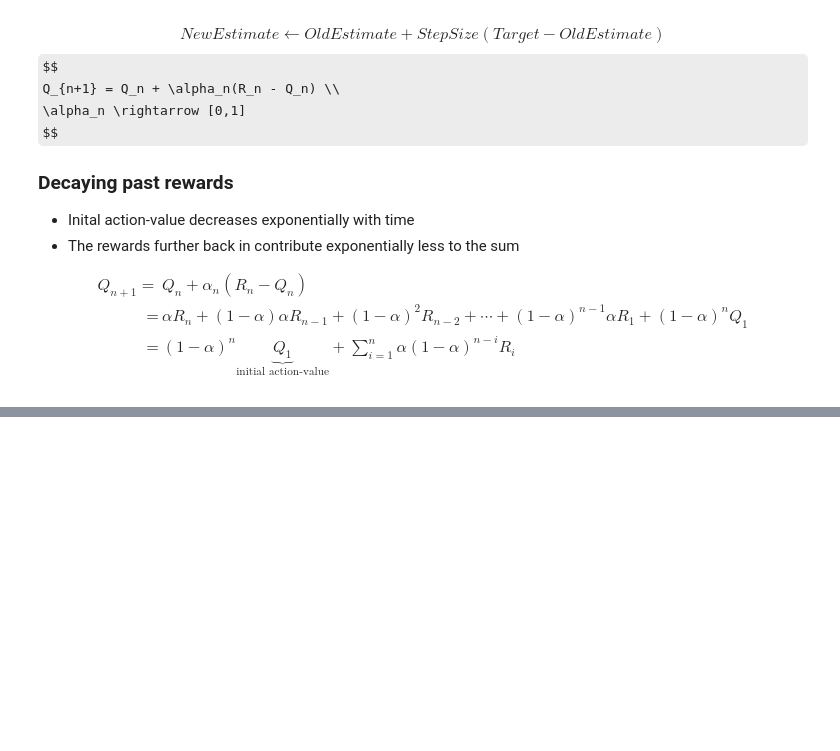
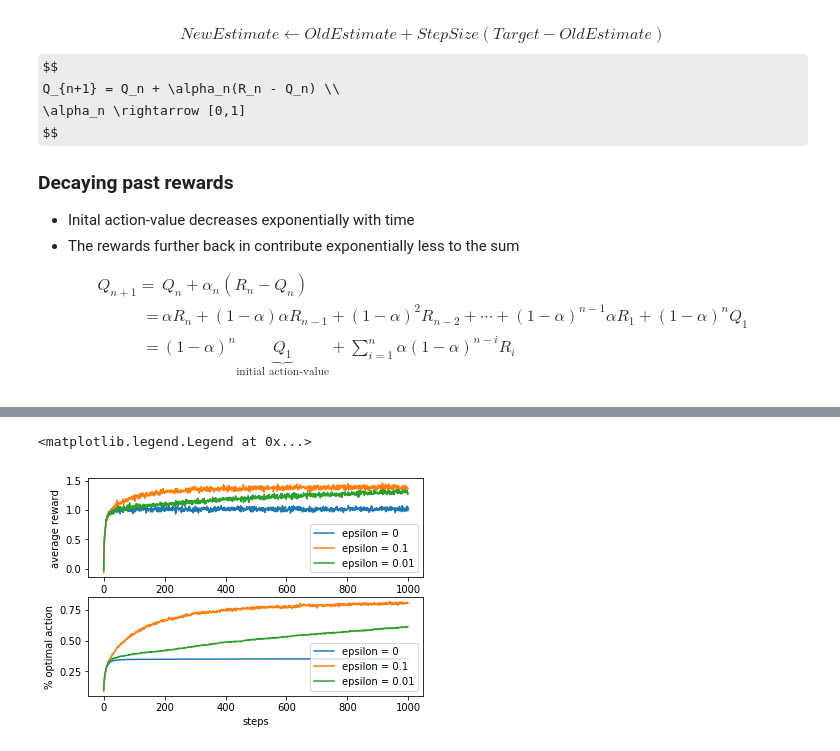
Before and after one commit to wakamori/study-rl, a Jupyter notebook: 01_k-Armed-Bandit.ipynb, the cells around one changed output, grey strips where cells are left out. Drawn from its saved outputs; the diff is of its cells as text; code cells hidden in the pictures; some formulas as TeX source; blank space fills up the shorter version.

```diff
--- a/01_k-Armed-Bandit.ipynb
+++ b/01_k-Armed-Bandit.ipynb
@@ -64,0 +181,24 @@ $$
+# %%
+runs = 2000
+time = 1000
+
+epsilons = [0, 0.1, 0.01]
+bandits = [Bandit(epsilon=eps, sample_averages=True) for eps in epsilons]
+best_action_counts, rewards = simulate(runs, time, bandits)
+
+plt.figure()
+plt.subplot(2, 1, 1)
+for eps, reward in zip(epsilons, rewards):
+    plt.plot(reward, label=f'epsilon = {eps}')
+plt.xlabel('steps')
+plt.ylabel('average reward')
+plt.legend()
+plt.subplot(2, 1, 2)
+for eps, counts in zip(epsilons, best_action_counts):
+    plt.plot(counts, label=f'epsilon = {eps}')
+plt.xlabel('steps')
+plt.ylabel('% optimal action')
+plt.legend()
+# %% [output]
+<matplotlib.legend.Legend at 0x...>
+[figure, added]
```
Also changed, not shown: parts of 4 cells of this notebook.
